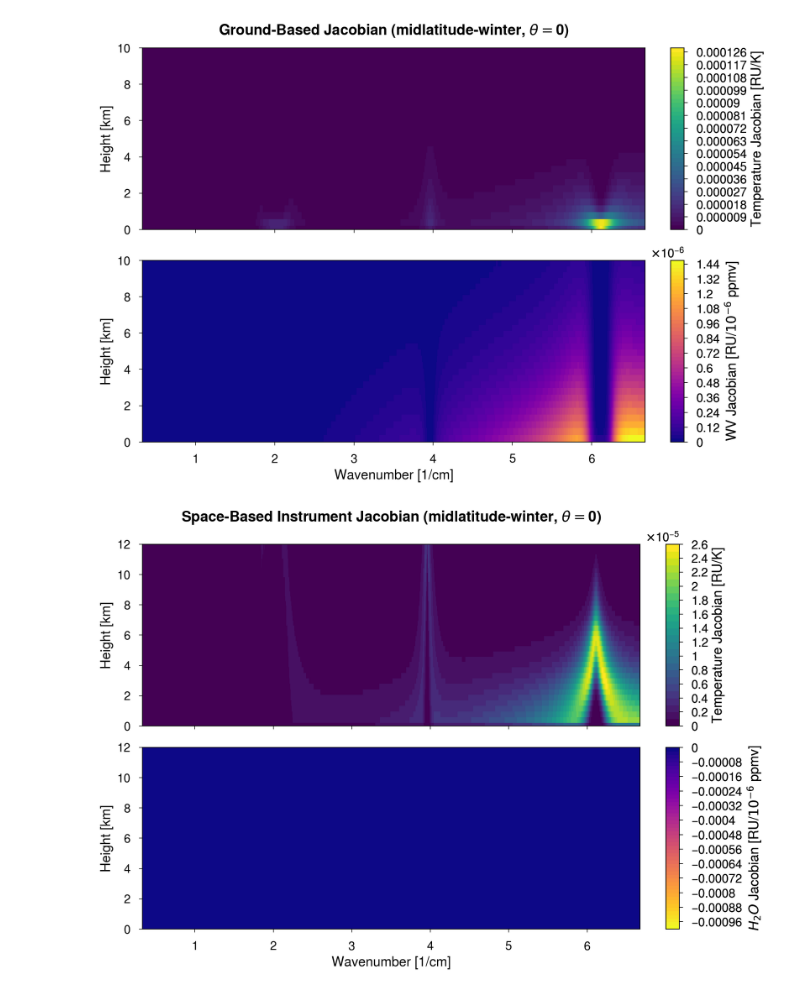
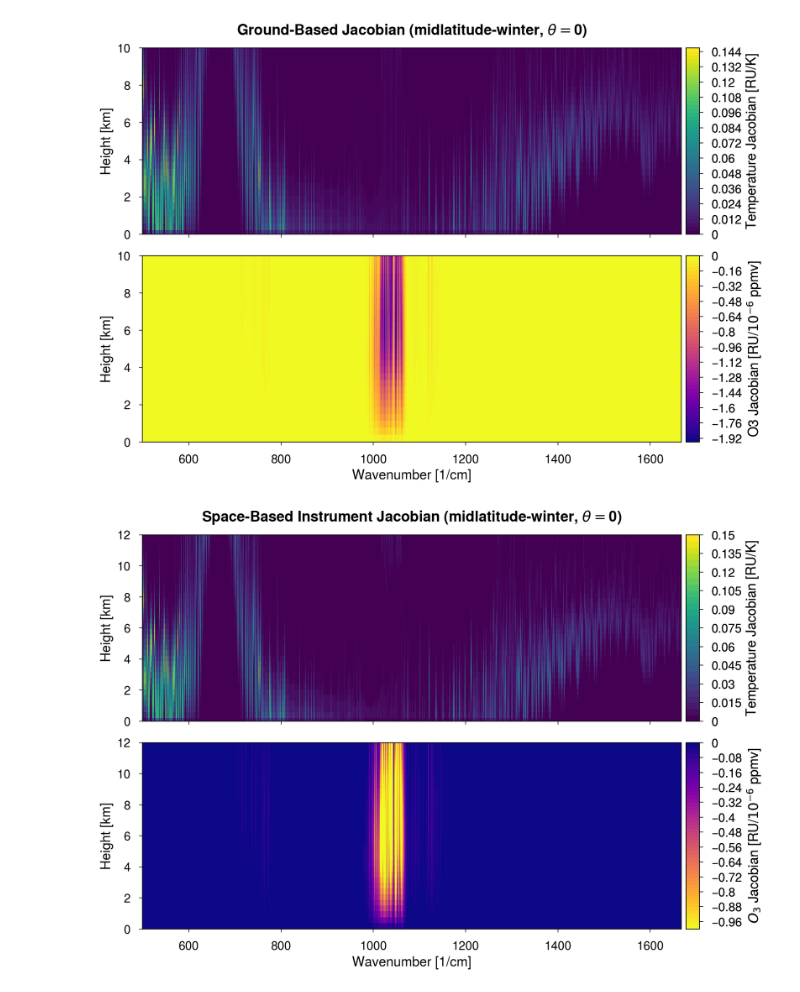
Before and after one commit to wblumberg/ESCI345, a Jupyter notebook: 08.Radiative_Transfer_Equation/Jacobian_Calculator.ipynb, the cells around one changed output. Drawn from its saved outputs; the diff is of its cells as text; code cells hidden in the pictures.

Commit message:
Added MCRTM, modified scattering notebooks, and others

```diff
--- a/08.Radiative_Transfer_Equation/Jacobian_Calculator.ipynb
+++ b/08.Radiative_Transfer_Equation/Jacobian_Calculator.ipynb
@@ -51,6 +37,6 @@ Executing transaction: done
 # %%
 freq_bounds = (20 * pint.Unit("micrometers"), 6 * pint.Unit("micrometers"))
-freq_bounds = (10 * pint.Unit("GHz"), 200 * pint.Unit("GHz"))
+#freq_bounds = (10 * pint.Unit("GHz"), 200 * pint.Unit("GHz"))
 
 atmosphere = 'midlatitude-winter' #midlatitude-summer, midlatitude-winter, subarctic-summer, subarctic-winter
 profiles, optical_depths, freq = optical_depth.atmo_optical_depth(fbounds=freq_bounds,
@@ -72,7 +58,7 @@ profiles_tpert, pert_t_od, freq = optical_depth.atmo_optical_depth(fbounds=freq_
 #print(profiles)
 q_pert_profiles = profiles.rename({'Temperature':'t', "Pressure":'p', "Height":'z'}, axis=1)
 #print(q_pert_profiles['H2O'])
-q_pert_profiles['H2O'] =  0.000001 + q_pert_profiles['H2O']
+q_pert_profiles['O3'] =  0.000001 + q_pert_profiles['O3']
 #print(q_pert_profiles['H2O'])
 #stop
 profiles_qpert, pert_q_od, freq = optical_depth.atmo_optical_depth(fbounds=freq_bounds,
@@ -113,24 +99,24 @@ for i in range(len(profiles['Temperature'].to_numpy())-1):
 # %%
 jacobian_dn_t = np.asarray(jacobian_dn_t)
 fig, ax = pplt.subplots(nrows=2, ncols=1, figsize=(10,7), sharex=True, sharey=False)
 fig.format(xlabel=f"Wavenumber [{wnum.units:P~}]", ylabel="Height [km]", grid=True,
           suptitle=rf"Ground-Based Jacobian ({atmosphere}, $\theta=${zenith})",
           ylim=(0,10))
 #c = ax[0].pcolormesh(wnum, profiles['Height'].to_numpy()/1000., jacobian_dn_t, levels=50, vmin=0, vmax=.5)
 c = ax[0].pcolormesh(wnum, profiles['Height'].to_numpy()/1000., jacobian_dn_t, levels=50)
 
 ax[0].colorbar(c, label="Temperature Jacobian [RU/K]")
 
 jacobian_dn_q = np.asarray(jacobian_dn_q)
 
 #c = ax[1].pcolormesh(wnum, optical_depths.layer_center/1000., jacobian_dn_q*1e-6 , levels=50, vmin=0, vmax=0.001, cmap='plasma')
 c = ax[1].pcolormesh(wnum, optical_depths.layer_center/1000., jacobian_dn_q*1e-6 , levels=50, cmap='plasma')
 
-ax[1].colorbar(c, label="WV Jacobian [RU/$10^{-6}$ ppmv]")
+ax[1].colorbar(c, label="O3 Jacobian [RU/$10^{-6}$ ppmv]")
 fig.save("plots/ground_jacobian.pdf")
 plt.show()
 # %% [output]
-[figure, old version]
+[figure, new version]
 # %%
 zenith = 0
 surface_temperature = 310 # K
@@ -176,11 +162,11 @@ ax[0].colorbar(c, label="Temperature Jacobian [RU/K]")
 jacobian_dn_q = np.asarray(jacobian_dn_q)
 ax[1].format(xlabel=f"Wavenumber [{wnum.units:P~}]", ylabel="Height [km]", grid=True,
           ylim=(0,12))
-c = ax[1].pcolormesh(wnum, optical_depths.layer_center/1000., jacobian_dn_q*1e-6 , levels=50, vmin=-0.001, vmax=0, cmap='plasma_r')
+c = ax[1].pcolormesh(wnum, optical_depths.layer_center/1000., jacobian_dn_q*1e-6 , levels=50, vmin=-1, vmax=0, cmap='plasma_r')
 #c = ax[1].pcolormesh(wnum, optical_depths.layer_center/1000., jacobian_dn_q*1e-6 , levels=50, cmap='plasma_r')
 
-ax[1].colorbar(c, label="$H_2 O$ Jacobian [RU/$10^{-6}$ ppmv]")
+ax[1].colorbar(c, label="$O_3$ Jacobian [RU/$10^{-6}$ ppmv]")
 fig.save("plots/space_jacobian.pdf")
 plt.show()
 # %% [output]
-[figure, old version]
+[figure, new version]
```
Also changed, not shown: parts of 3 cells of this notebook, 14 other files.
